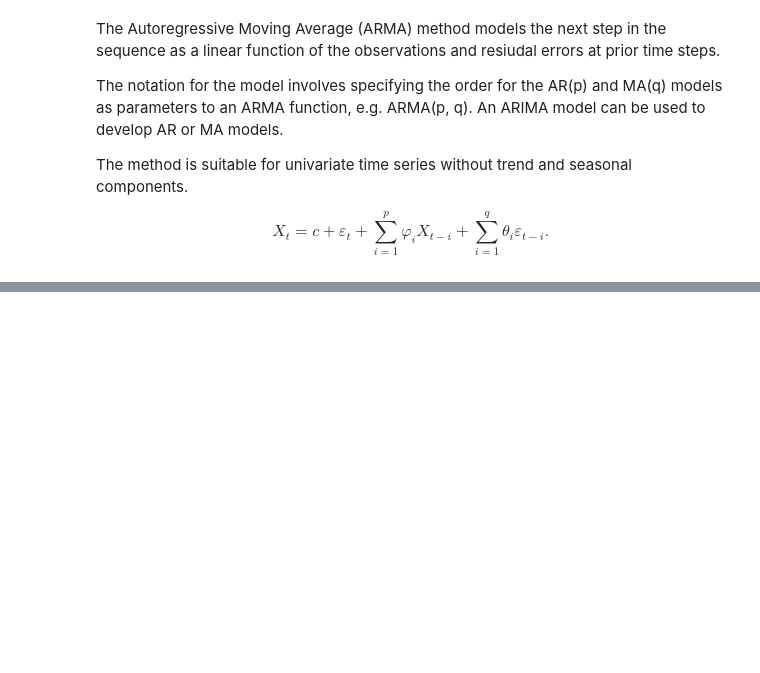
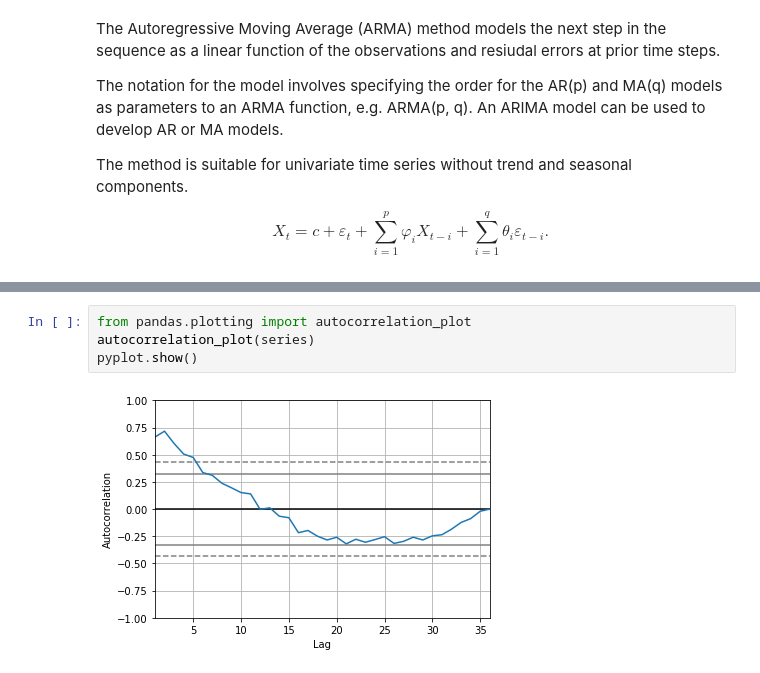
Before and after one commit to shiyuliu1/Time-Series-Models, a Jupyter notebook: TS_models.ipynb, the cells around one changed output, grey strips where cells are left out. Drawn from its saved outputs; the diff is of its cells as text; blank space fills up the shorter version.

```diff
--- a/TS_models.ipynb
+++ b/TS_models.ipynb
@@ -228,0 +326,6 @@ $$X_{t}=c+\varepsilon _{t}+\sum _{i=1}^{p}\varphi _{i}X_{t-i}+\sum _{i=1}^{q}\th
+# %%
+from pandas.plotting import autocorrelation_plot
+autocorrelation_plot(series)
+pyplot.show()
+# %% [output]
+[figure, added]
```
Also changed, not shown: parts of 9 cells of this notebook.
